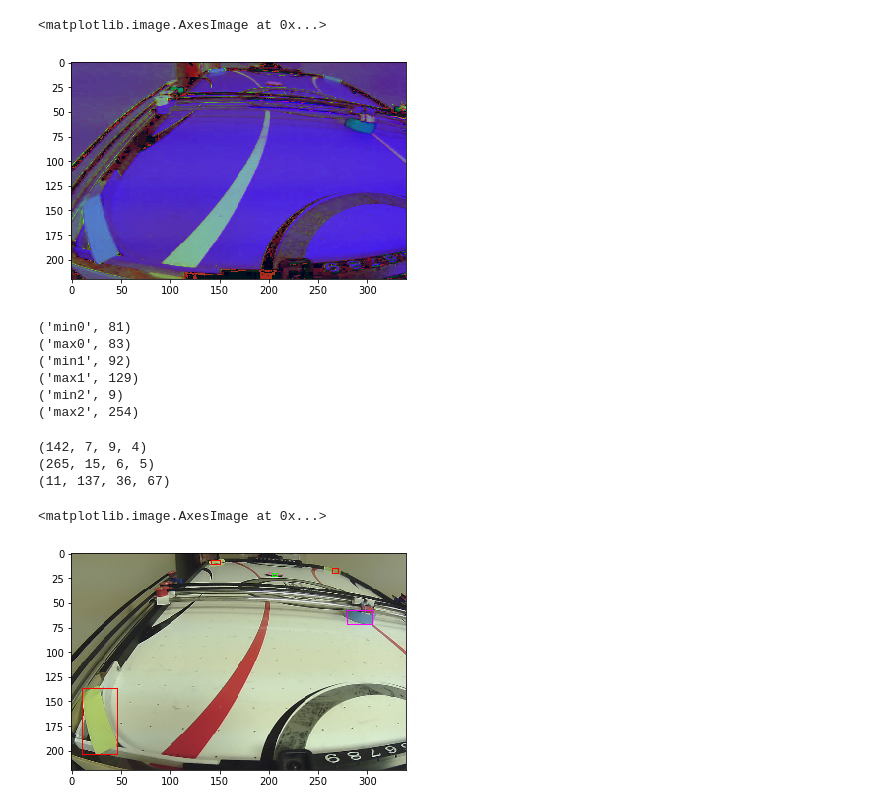
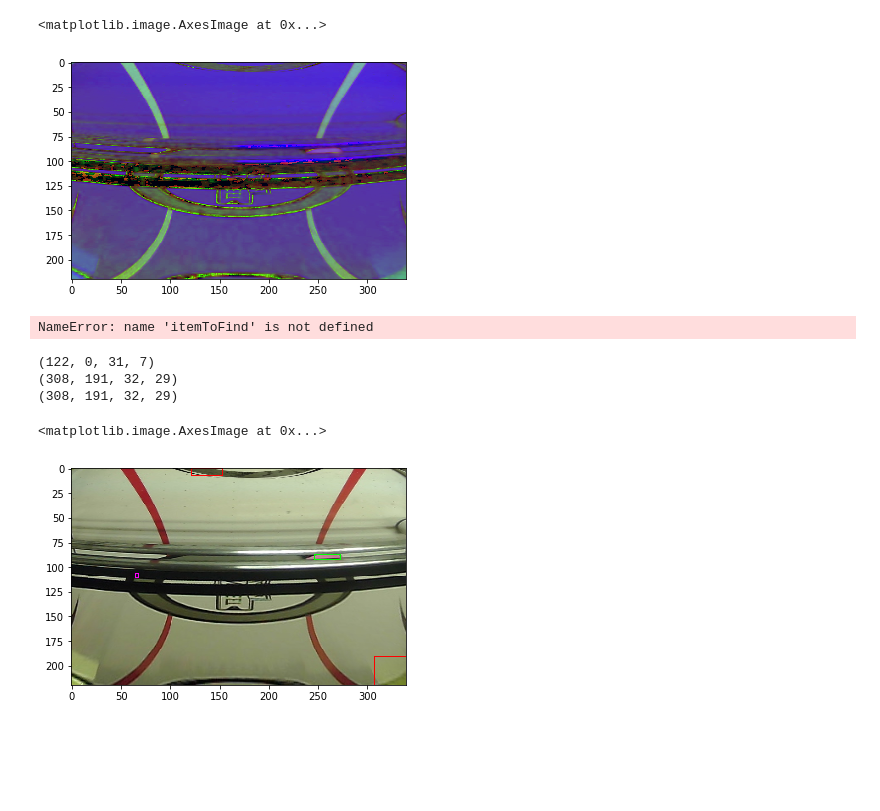
Before and after one commit to Positronic-IO/air-hockey, a Jupyter notebook: notebooks/ahr_detection.ipynb, the cells around one changed output. Saved outputs shown, nothing was run; the diff lists cells and outputs as text; code cells hidden in the pictures; blank space fills up the shorter version.

```diff
--- a/notebooks/ahr_detection.ipynb
+++ b/notebooks/ahr_detection.ipynb
@@ -113,25 +114,25 @@ def getMaskRectangle(clean_mask):
     return x,y,w,h;
 # %%
 # Get Image
-img=cv2.imread("9.jpg");
+img=cv2.imread("Mapped.jpg");
 img=cv2.resize(img,(340,220));
 
 #plt.imshow(cv2.cvtColor(img, cv2.COLOR_BGR2RGB))
 
 #convert image to HSV
 #hsv_image=cv2.cvtColor(img[85:140,150:200,:], cv2.COLOR_BGR2HSV)
 hsv_image=cv2.cvtColor(img, cv2.COLOR_RGB2HSV)
 #hsv_image=cv2.cvtColor(img, cv2.COLOR_RGB2HSV)
 plt.imshow(hsv_image)
 
 #gray=cv2.cvtColor(img, cv2.COLOR_BGR2GRAY)
 #gray = cv2.bilateralFilter(gray, 11, 17, 17)
 
 #edged = cv2.Canny(gray, 30, 200)
 #plt.imshow(edged)
 # %% [output]
 <matplotlib.image.AxesImage at 0x...>
-[figure, old version]
+[figure, new version]
 # %%
 # Get HSV Mask for bot and puck from HSV image.
 puck_mask=getHSVMask(hsv_image.copy(),pucklowerBound, puckupperBound);
@@ -174,12 +175,7 @@ print("max1",np.amax(itemToFind[:,:,1]))
 print("min2",np.amin(hsv_image[:,:,2]))
 print("max2",np.amax(hsv_image[:,:,2]))
 # %% [output]
-('min0', 81)
-('max0', 83)
-('min1', 92)
-('max1', 129)
-('min2', 9)
-('max2', 254)
+NameError: name 'itemToFind' is not defined
 # %%
 px,py,pw,ph = getMaskRectangle(puck_mask_open)
 bx,by,bw,bh = getMaskRectangle(bot_mask_open)
@@ -199,9 +195,9 @@ print(fcx,fcy,fcw,fch)
 
 #plt.imshow(corner_back_left_mask_open)
 # %% [output]
-(142, 7, 9, 4)
-(265, 15, 6, 5)
-(11, 137, 36, 67)
+(122, 0, 31, 7)
+(308, 191, 32, 29)
+(308, 191, 32, 29)
 # %%
 # Draw locations of puck and bot on image.
 image = cv2.cvtColor(img, cv2.COLOR_BGR2RGB)
@@ -214,4 +210,4 @@ rect5=cv2.rectangle(image,(fcx,fcy),(fcx+fcw,fcy+fch),(255,0,0),1)
 plt.imshow(image)
 # %% [output]
 <matplotlib.image.AxesImage at 0x...>
-[figure, old version]
+[figure, new version]
```
Also changed, not shown: parts of 1 cell of this notebook, 1 other file.
